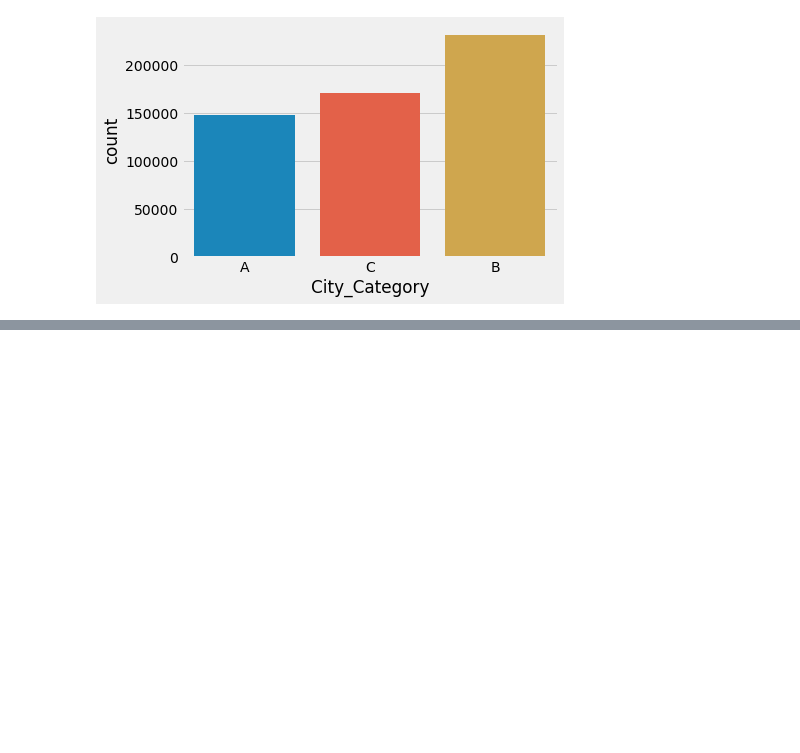
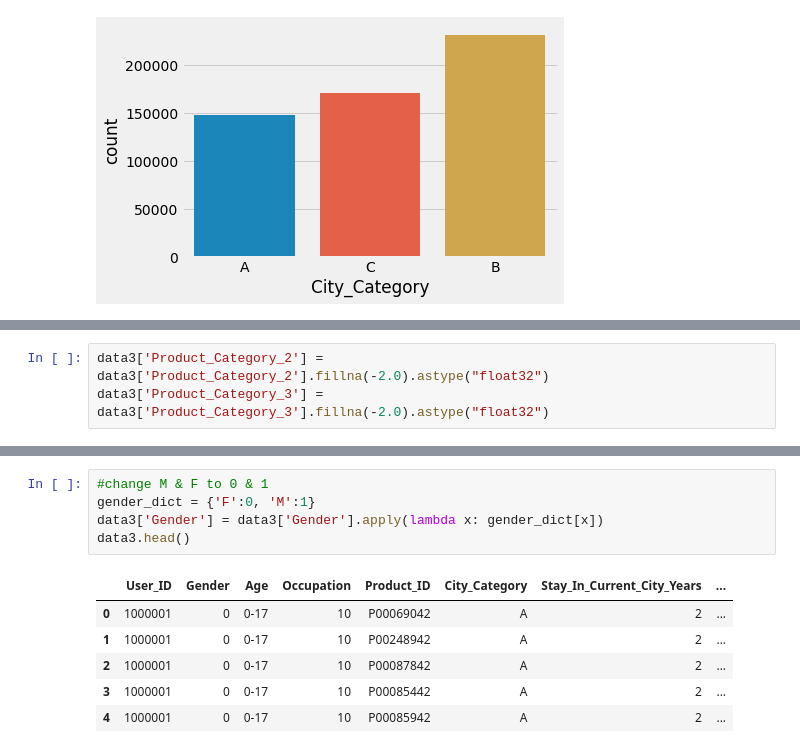
Before and after one commit to ANKIT08122001/capstone-project, a Jupyter notebook: capstone revised-checkpoint.ipynb, the cells around one changed output, grey strips where cells are left out. Drawn from its saved outputs; the diff is of its cells as text; blank space fills up the shorter version.

```diff
--- a/capstone revised-checkpoint.ipynb
+++ b/capstone revised-checkpoint.ipynb
@@ -131,0 +170,3 @@ sns.countplot(data3['City_Category'])
+# %%
+data3['Product_Category_2'] = data3['Product_Category_2'].fillna(-2.0).astype("float32")
+data3['Product_Category_3'] = data3['Product_Category_3'].fillna(-2.0).astype("float32")
@@ -131,0 +189,12 @@ sns.countplot(data3['City_Category'])
+# %%
+#change M & F to 0 & 1
+gender_dict = {'F':0, 'M':1}
+data3['Gender'] = data3['Gender'].apply(lambda x: gender_dict[x])
+data3.head()
+# %% [output]
+|  | User_ID | Gender | Age | Occupation | Product_ID | City_Category | Stay_In_Current_City_Years | ... |
+| 0 | 1000001 | 0 | 0-17 | 10 | P00069042 | A | 2 | ... |
+| 1 | 1000001 | 0 | 0-17 | 10 | P00248942 | A | 2 | ... |
+| 2 | 1000001 | 0 | 0-17 | 10 | P00087842 | A | 2 | ... |
+| 3 | 1000001 | 0 | 0-17 | 10 | P00085442 | A | 2 | ... |
+| 4 | 1000001 | 0 | 0-17 | 10 | P00085942 | A | 2 | ... |
```
Also changed, not shown: parts of 6 cells of this notebook.
